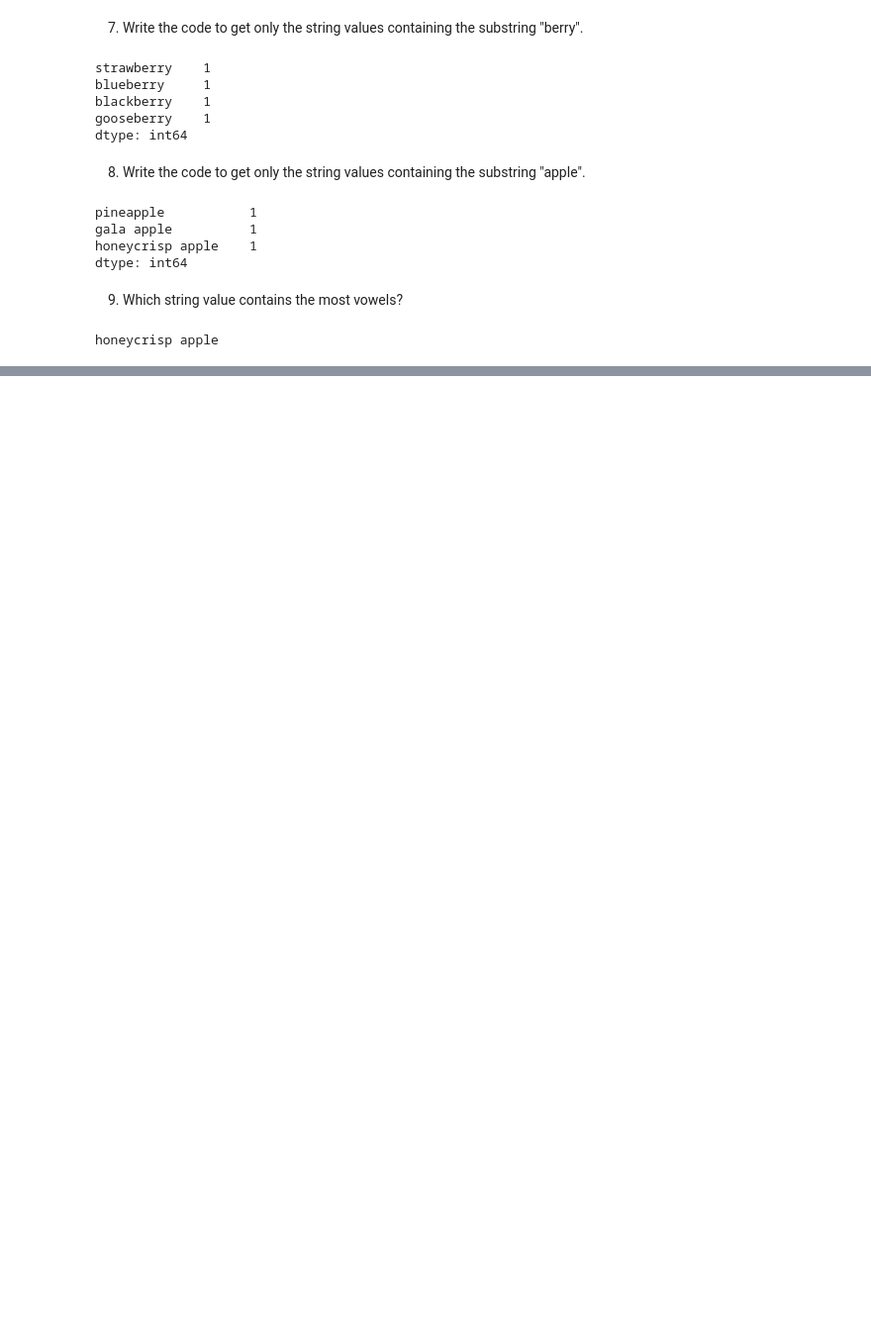
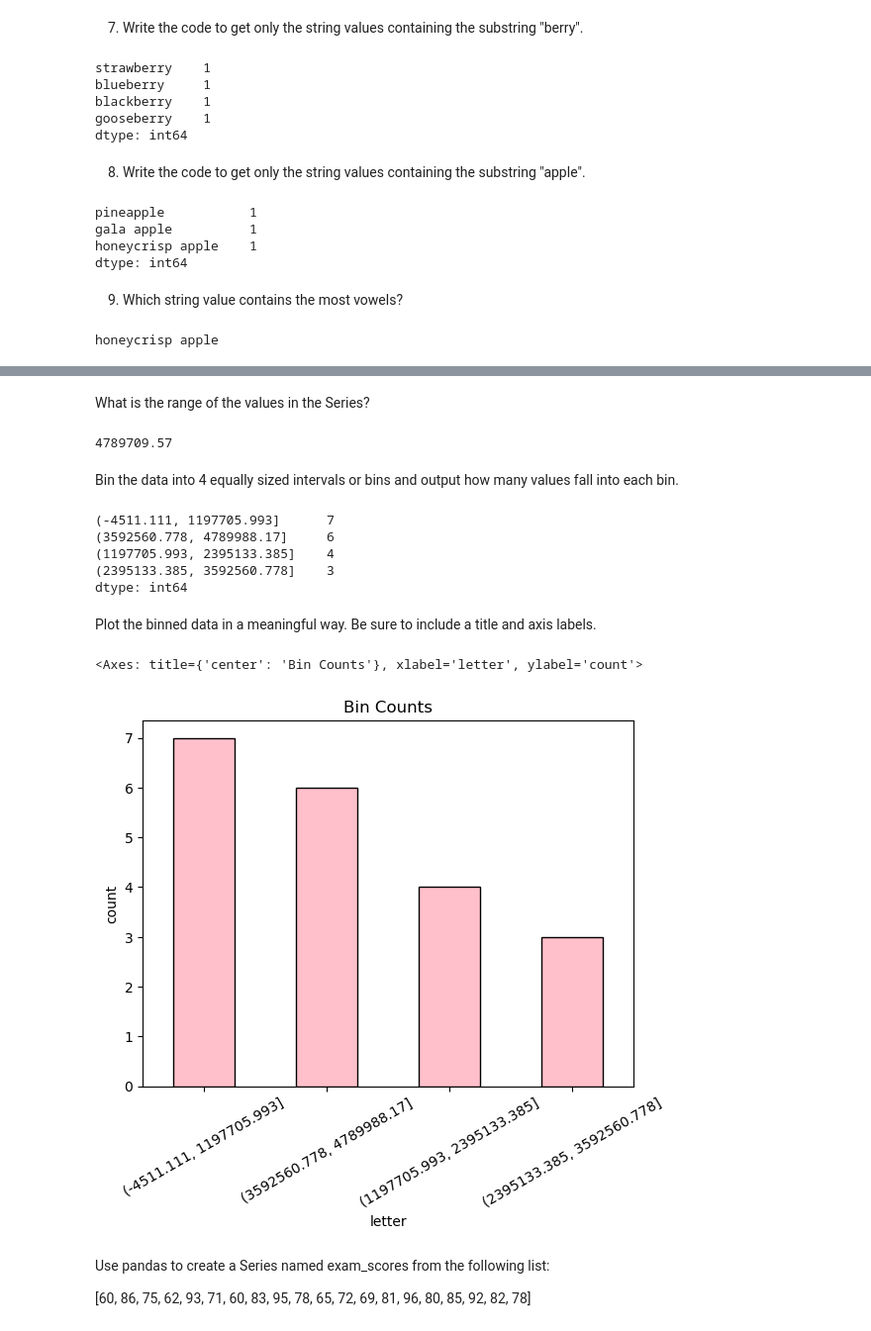
Before and after one commit to annie-carter/numpy-pandas-visualization-exercises, a Jupyter notebook: pandas_series.ipynb, the cells around one changed output, grey strips where cells are left out. Shown: that part at 99% size. Cells and saved outputs as stored; diff of their text form; code cells hidden in the pictures; blank space fills up the shorter version.

```diff
--- a/pandas_series.ipynb
+++ b/pandas_series.ipynb
@@ -290,0 +401,9 @@ honeycrisp apple
+# %%
+numbers_list = ['$796,459.41', '$278.60', '$482,571.67', '$4,503,915.98',
+                '$2,121,418.3', '$1,260,813.3', '$87,231.01', '$1,509,175.45',
+                '$4,138,548.00', '$2,848,913.80', '$594,715.39', '$4,789,988.17',
+                '$4,513,644.5', '$3,191,059.97', '$1,758,712.24', '$4,338,283.54',
+                '$4,738,303.38', '$2,791,759.67', '$769,681.94', '$452,650.23']
+numbers = pd.Series(numbers_list)
+numbers
+print(numbers)
@@ -290,0 +443,4 @@ honeycrisp apple
+# %%
+str_to_flt = lambda amount: float(''.join(amount[1:].split(',')))
+numbers_float = numbers.apply(str_to_flt)
+print(numbers_float)
@@ -290,0 +489,33 @@ honeycrisp apple
+# %% [markdown]
+What is the range of the values in the Series?
+# %%
+numbers_float.max() - numbers_float.min()
+# %% [output]
+4789709.57
+# %% [markdown]
+Bin the data into 4 equally sized intervals or bins and output how many values fall into each bin.
+# %%
+numbers_bins_4 = numbers_float.value_counts(bins = 4)
+print(numbers_bins_4)
+# %% [output]
+(-4511.111, 1197705.993]      7
+(3592560.778, 4789988.17]     6
+(1197705.993, 2395133.385]    4
+(2395133.385, 3592560.778]    3
+dtype: int64
+# %% [markdown]
+Plot the binned data in a meaningful way. Be sure to include a title and axis labels.
+# %%
+numbers_bins_4.plot.bar(color='pink',
+                         edgecolor='black',
+                         rot = 30,
+                         xlabel = 'letter',
+                         ylabel = 'count',
+                         title = 'Bin Counts')
+# %% [output]
+<Axes: title={'center': 'Bin Counts'}, xlabel='letter', ylabel='count'>
+[figure, added]
+# %% [markdown]
+Use pandas to create a Series named exam_scores from the following list:
+
+[60, 86, 75, 62, 93, 71, 60, 83, 95, 78, 65, 72, 69, 81, 96, 80, 85, 92, 82, 78]
```
Also changed, not shown: parts of 42 cells of this notebook.
